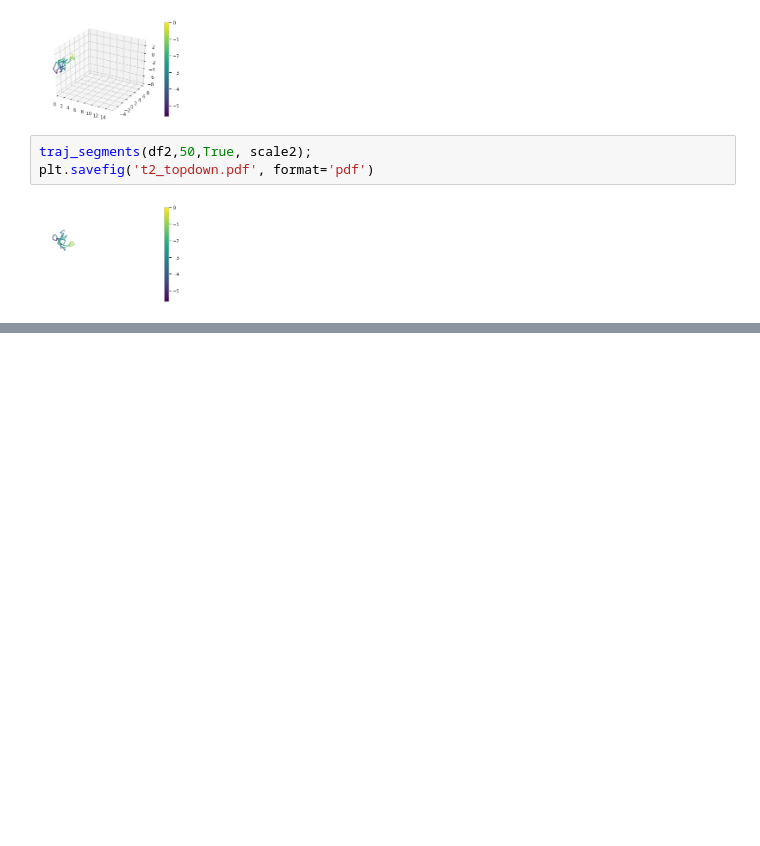
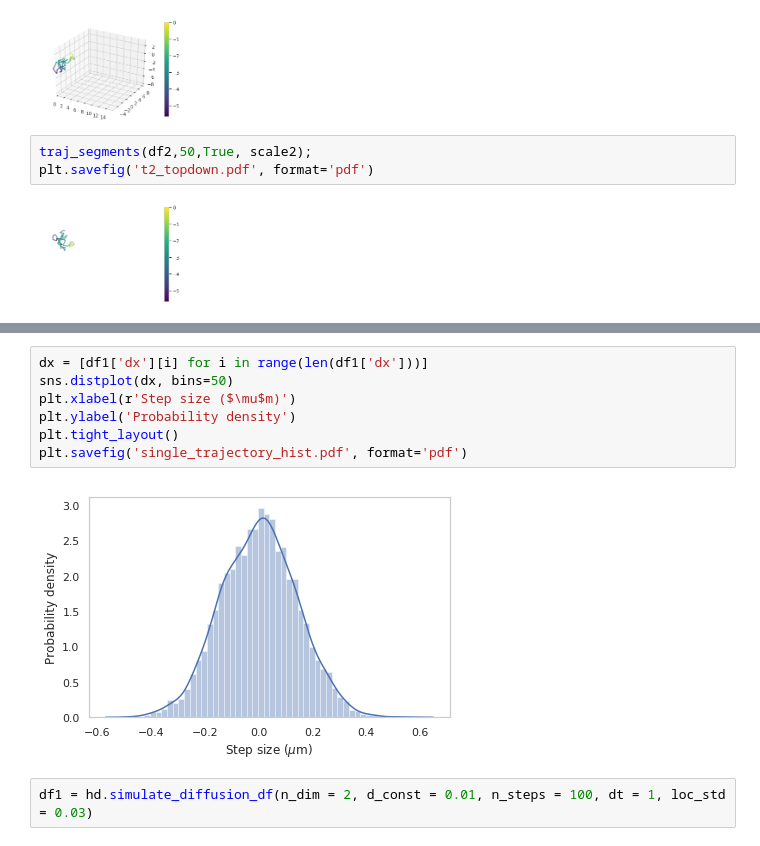
Before and after one commit to AllenCellModeling/diffusive_distinguishability, a Jupyter notebook: diffusive_distinguishability/figure_production.ipynb, the cells around one changed output, grey strips where cells are left out. Saved outputs shown, nothing was run; the diff lists cells and outputs as text; blank space fills up the shorter version.

```diff
--- a/diffusive_distinguishability/figure_production.ipynb
+++ b/diffusive_distinguishability/figure_production.ipynb
@@ -290,0 +303,11 @@ plt.savefig('t2_topdown.pdf', format='pdf')
+# %%
+dx = [df1['dx'][i] for i in range(len(df1['dx']))]
+sns.distplot(dx, bins=50)
+plt.xlabel(r'Step size ($\mu$m)')
+plt.ylabel('Probability density')
+plt.tight_layout()
+plt.savefig('single_trajectory_hist.pdf', format='pdf')
+# %% [output]
+[figure, added]
+# %%
+df1 = hd.simulate_diffusion_df(n_dim = 2, d_const = 0.01, n_steps = 100, dt = 1, loc_std = 0.03)
```
Also changed, not shown: parts of 4 cells of this notebook, 9 other files.
